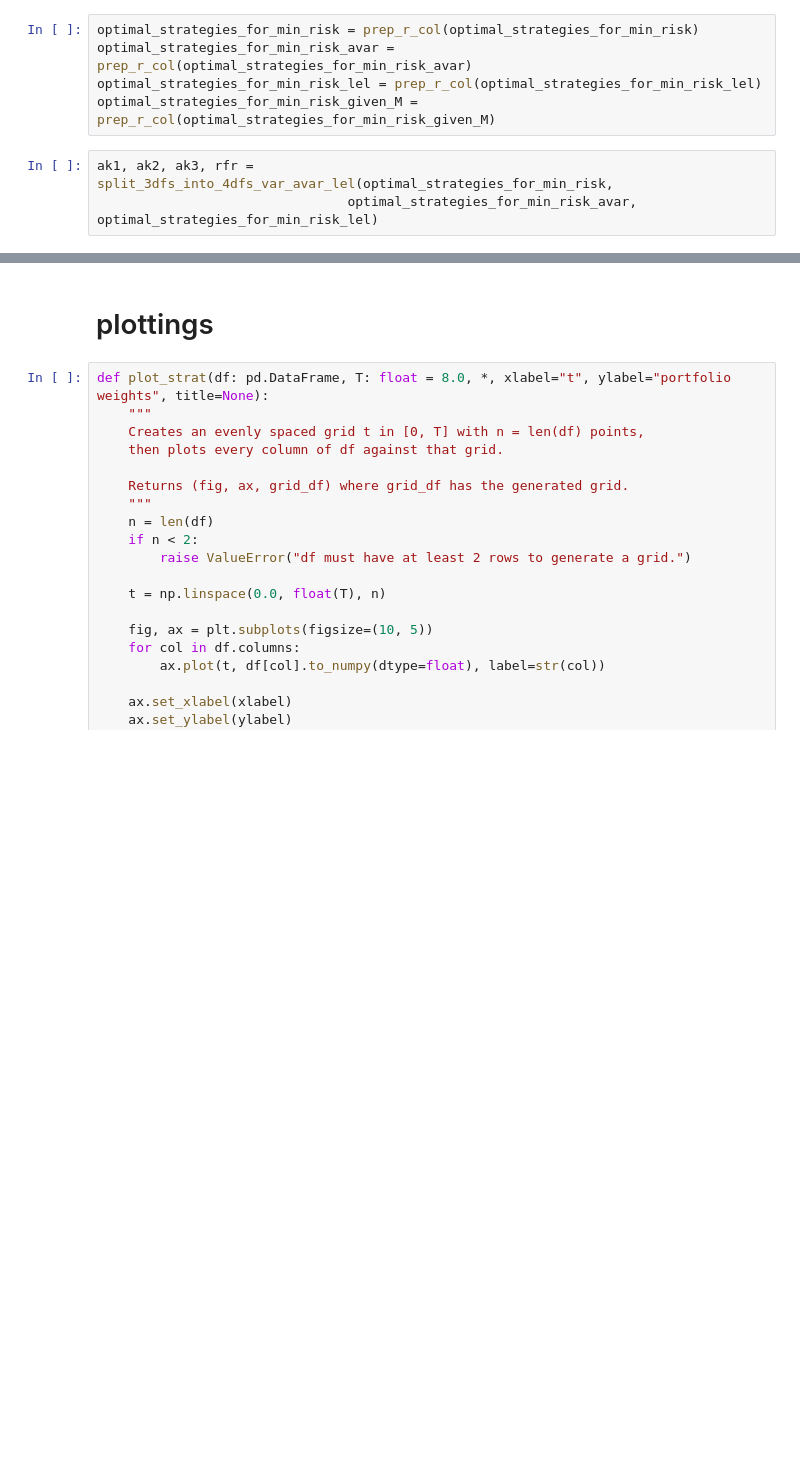
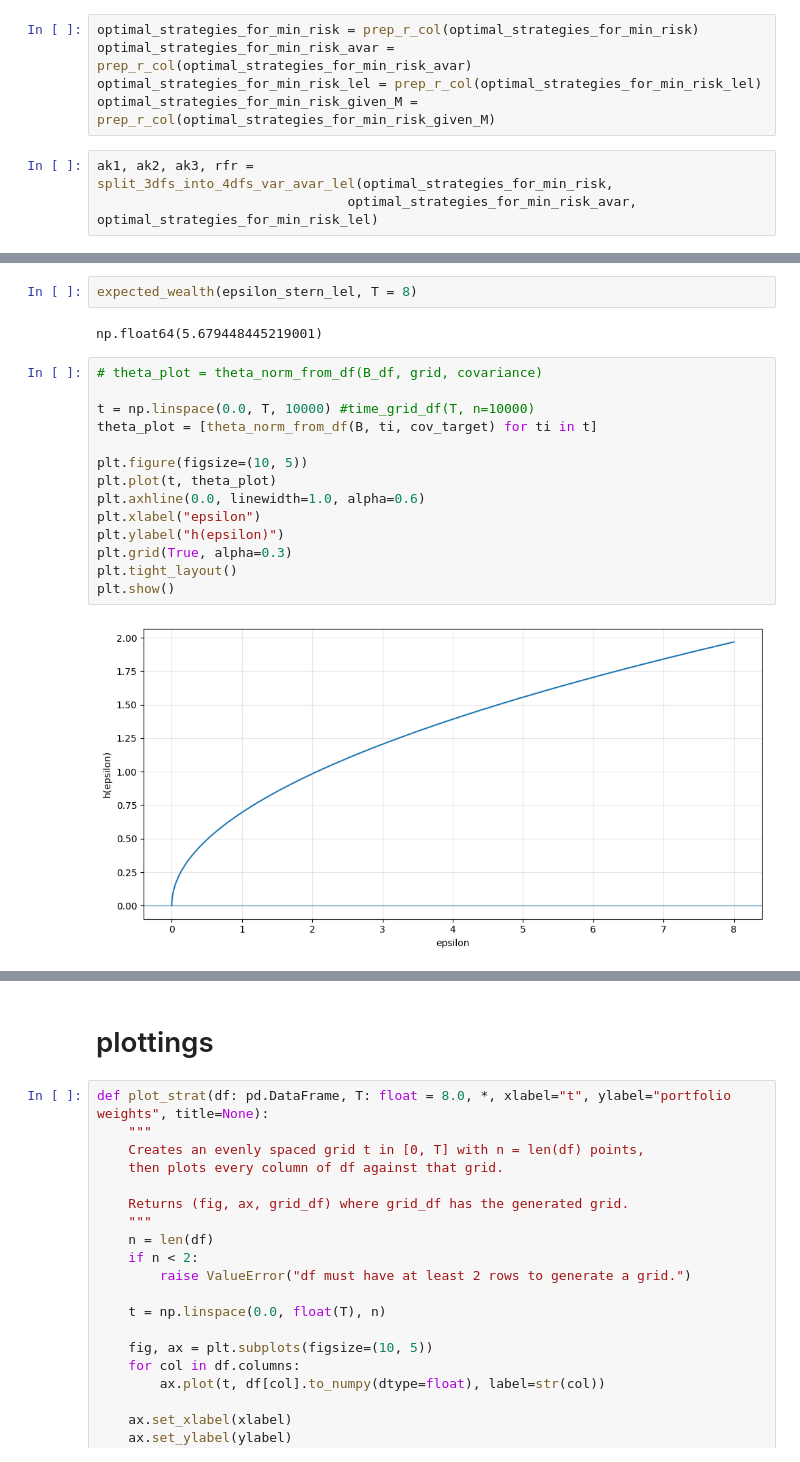
Before and after one commit to AbdelLaar/Portfolio-Optimization, a Jupyter notebook: strategy.ipynb, the cells around one changed output, grey strips where cells are left out. Cells and saved outputs as stored; diff of their text form; blank space fills up the shorter version.

```diff
--- a/strategy.ipynb
+++ b/strategy.ipynb
@@ -287,0 +366,20 @@ ak1, ak2, ak3, rfr = split_3dfs_into_4dfs_var_avar_lel(optimal_strategies_for_mi
+# %%
+expected_wealth(epsilon_stern_lel, T = 8)
+# %% [output]
+np.float64(5.679448445219001)
+# %%
+# theta_plot = theta_norm_from_df(B_df, grid, covariance)
+
+t = np.linspace(0.0, T, 10000) #time_grid_df(T, n=10000)
+theta_plot = [theta_norm_from_df(B, ti, cov_target) for ti in t]
+
+plt.figure(figsize=(10, 5))
+plt.plot(t, theta_plot)
+plt.axhline(0.0, linewidth=1.0, alpha=0.6)
+plt.xlabel("epsilon")
+plt.ylabel("h(epsilon)")
+plt.grid(True, alpha=0.3)
+plt.tight_layout()
+plt.show()
+# %% [output]
+[figure, added]
```
Also changed, not shown: parts of 8 cells of this notebook.
